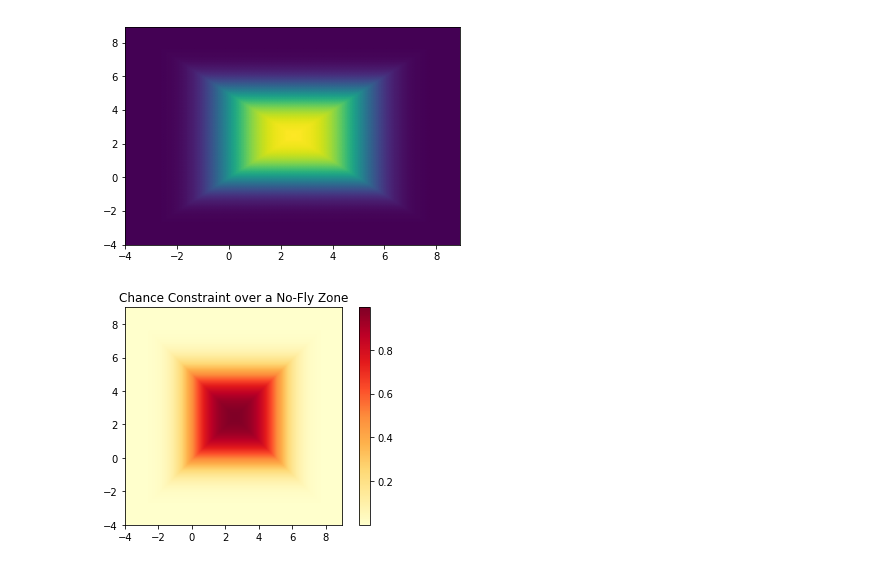
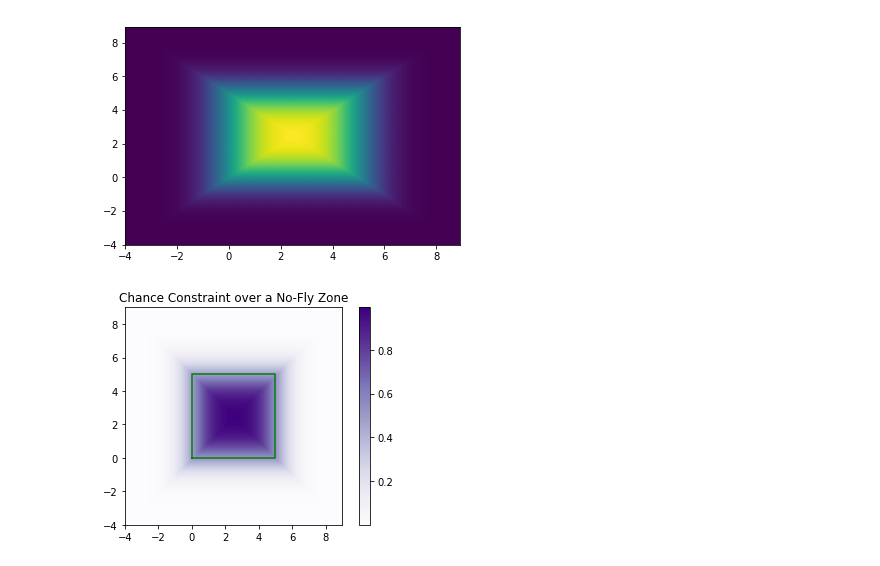
Before and after one commit to gustavo-moura/path-planning, a Jupyter notebook: Calculo de Alocação de Risco.ipynb, the cells around one changed output. Drawn from its saved outputs; the diff is of its cells as text; code cells hidden in the pictures.

Commit message:
improve visualization

```diff
--- a/Calculo de Alocação de Risco.ipynb
+++ b/Calculo de Alocação de Risco.ipynb
@@ -57,7 +57,7 @@ def chance_constraint(P, obs):
 
 
     distance = max(distances)
-    uncertainty = 1 # GPS imprecision
+    uncertainty = 0.1 # GPS imprecision
 
     chance = prob_collision(distance, uncertainty)
     return chance
@@ -131,28 +131,49 @@ plt.pcolormesh(X,Y,Z,shading='gouraud')
 plt.show()
 # %% [output]
 [figure]
+# %%
+def get_XY(area, loop=False):
+    X = []
+    Y = []
+    for p in area:
+        X.append(p.x)
+        Y.append(p.y)
+
+    if loop:
+        X.append(X[0])
+        Y.append(Y[0])
+
+    return X, Y
 # %%
 import numpy as np
 import matplotlib.pyplot as plt
 
 # Mathematical function we need to plot
 @np.vectorize
 def z_func(x, y):
     return chance_constraint(CartesianPoint(x,y), obs)
+
 # Setting up input values
 x = np.arange(-4.0, 9.0, 0.1)
 y = np.arange(-4.0, 9.0, 0.1)
 X, Y = np.meshgrid(x, y)
 
 # Calculating the output and storing it in the array Z
 Z = z_func(X, Y)
 
-im = plt.imshow(Z, cmap=plt.cm.YlOrRd, extent=(-4, 9, -4, 9), interpolation='bilinear')
+im = plt.imshow(Z, cmap=plt.cm.Purples, extent=(-4, 9, -4, 9), interpolation='bilinear')
 
 plt.colorbar(im);
+
+
+# Plot the obstacles limits
+X_obs,Y_obs = get_XY(obs, loop=True)
+plt.plot(X_obs,Y_obs, color='green')
+
+
 
 plt.title('Chance Constraint over a No-Fly Zone')
 
 plt.show()
 # %% [output]
-[figure, old version]
+[figure, new version]
```
Also changed, not shown: parts of 2 cells of this notebook.
